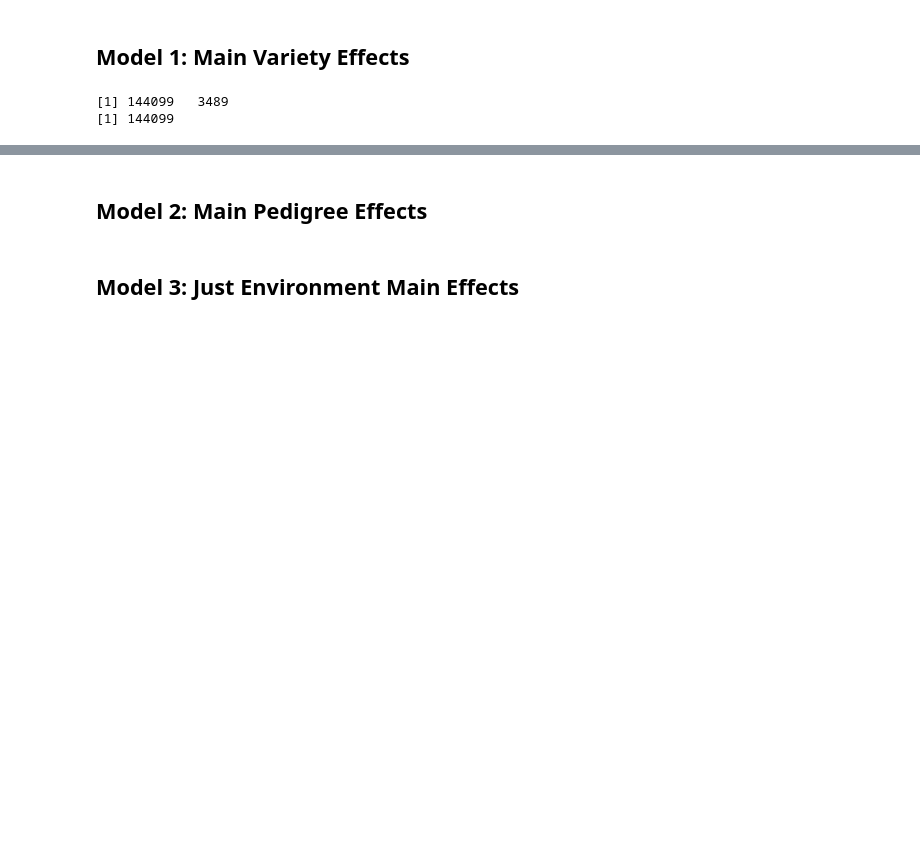
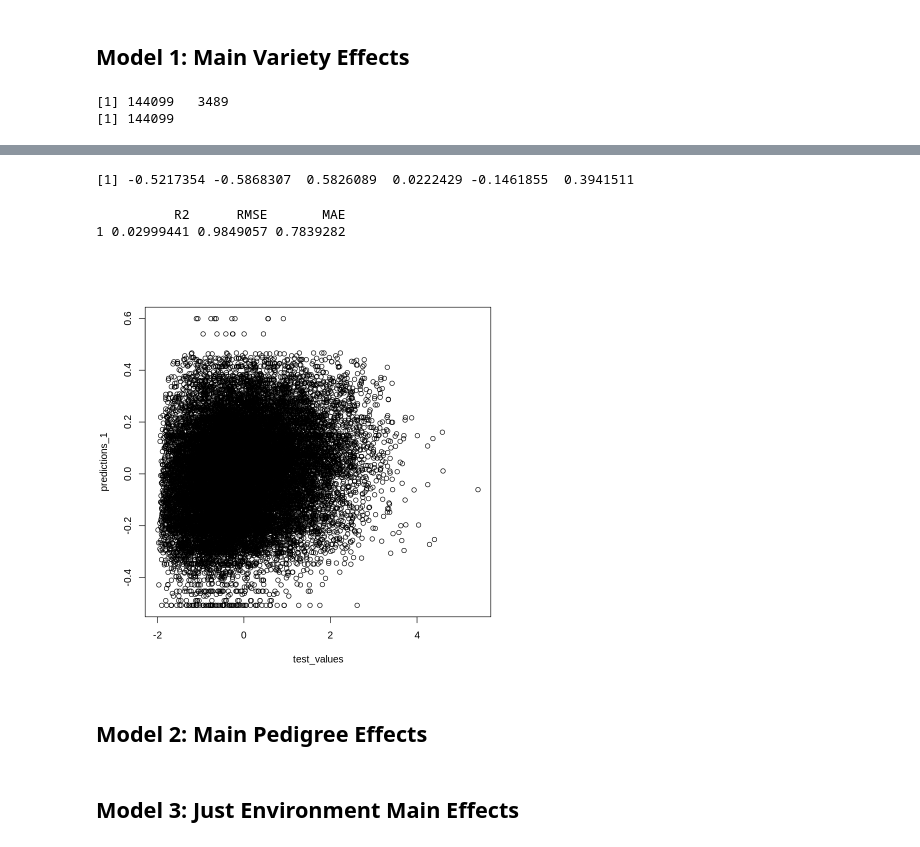
Before and after one commit to AaronScherf/gxe-gee-lmm, a Jupyter notebook: gxe_lmm_r.ipynb, the cells around one changed output, grey strips where cells are left out. Cells and saved outputs as stored; diff of their text form; code cells hidden in the pictures; blank space fills up the shorter version.

```diff
--- a/gxe_lmm_r.ipynb
+++ b/gxe_lmm_r.ipynb
@@ -202,5 +237,9 @@ print(dim(X_GID))
 #training.samples <- y_sample$GRAIN_YIELD %>%
 #  createDataPartition(p = 0.9, list = FALSE)
 
-test_id_pos = y[rownames(y_test),]
-head(test_id_pos)
+# Select training data from build set, make test target observations NA so they don't affect the training process
+
+test_id_pos = y_build[rownames(y_test),]
+train_rows = nrow(y_train)
+y_train_na = y_build$GRAIN_YIELD
+y_train_na[-seq_len(train_rows)] = NA
@@ -211,3 +245,0 @@ train_rows = nrow(y_train)
-# %%
-y_train_na = y$GRAIN_YIELD
-y_train_na[-seq_len(train_rows)] = NA
@@ -237,8 +260,8 @@ head(y_train_na[-seq_len(train_rows)])
 # ZE = model.matrix(~factor(Y$ENV)-1)
 
 # incidence matrix for main eff. of lines.
-X_GID$GID = factor(x=X_GID$GID,levels=rownames(A),ordered=TRUE)
-ZVAR = model.matrix(~X_GID$GID-1)
+X_GID_build$GID = factor(x=X_GID_build$GID,levels=rownames(A),ordered=TRUE)
+ZVAR = model.matrix(~X_GID_build$GID-1)
 print(dim(ZVAR))
 print(length(y_train_na))
 # %% [output]
@@ -252,6 +275,6 @@ print(length(y_train_na))
 
 ETA = list(VAR=list(X=ZVAR,model='BRR'))
 
-fm1 = BGLR(y=y_train_na,ETA=ETA,saveAt='M1_',nIter=1000,burnIn=500)
+fm1 = BGLR(y=y_train_na,ETA=ETA,saveAt='M1_',nIter=3000,burnIn=1000)
 # %%
 head(fm1$yHat[-seq_len(train_rows)])
@@ -258,14 +284,20 @@ head(fm1$yHat[-seq_len(train_rows)])
 # %%
-head(y$GRAIN_YIELD[-seq_len(train_rows)])
+head(y_build$GRAIN_YIELD[-seq_len(train_rows)])
+# %% [output]
+[1] -0.5217354 -0.5868307  0.5826089  0.0222429 -0.1461855  0.3941511
 # %%
 predictions_1 = fm1$yHat[-seq_len(train_rows)]
-test_values = y$GRAIN_YIELD[-seq_len(train_rows)]
+test_values = y_build$GRAIN_YIELD[-seq_len(train_rows)]
 R2 = R2(predictions_1, test_values)
 RMSE = RMSE(predictions_1, test_values)
 MAE = MAE(predictions_1, test_values)
 model1_scores = data.frame(R2, RMSE, MAE)
 print(model1_scores)
 plot(test_values,predictions_1)
+# %% [output]
+          R2      RMSE       MAE
+1 0.02999441 0.9849057 0.7839282
+[figure, added]
 # %% [markdown]
 ## Model 2: Main Pedigree Effects
 # %%
```
Also changed, not shown: parts of 57 cells of this notebook.
